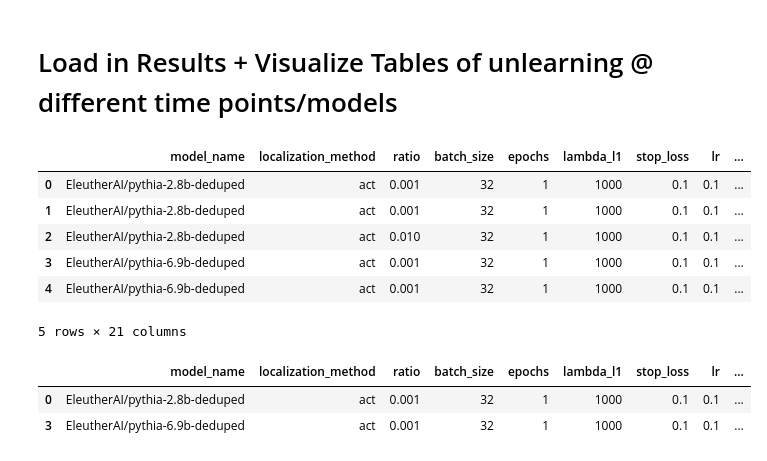
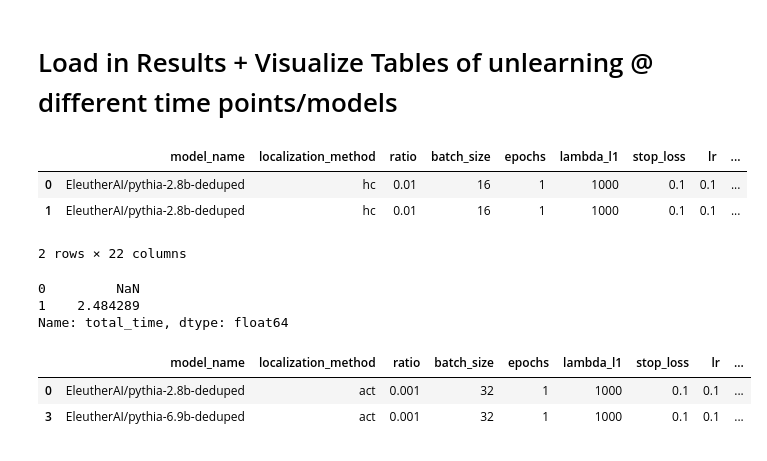
Before and after one commit to msakarvadia/memorization, a Jupyter notebook: figs/pythia_unlearning_results.ipynb, the cells around one changed output. Drawn from its saved outputs; the diff is of its cells as text; code cells hidden in the pictures.

```diff
--- a/figs/pythia_unlearning_results.ipynb
+++ b/figs/pythia_unlearning_results.ipynb
@@ -123,23 +123,26 @@ total finished: 61/152
 # %% [markdown]
 # Load in Results + Visualize Tables of unlearning @ different time points/models
 # %%
-result_path = "/pscratch/sd/m/mansisak/memorization/model_ckpts/72000/EleutherAI_edit/"
+result_path = "/pscratch/sd/m/mansisak/memorization/model_ckpts/143000/EleutherAI_edit/"
 
-file_name = "localization_results_72000.csv"
+file_name = "localization_results_143000.csv"
 
 df = pd.read_csv(f'{result_path}{file_name}')
 
 base_stats = df.loc[0].copy()
 df = df.drop_duplicates()
 df.head()
 # %% [output]
 |  | model_name | localization_method | ratio | batch_size | epochs | lambda_l1 | stop_loss | lr | ... |
-| 0 | EleutherAI/pythia-2.8b-deduped | act | 0.001 | 32 | 1 | 1000 | 0.1 | 0.1 | ... |
-| 1 | EleutherAI/pythia-2.8b-deduped | act | 0.001 | 32 | 1 | 1000 | 0.1 | 0.1 | ... |
-| 2 | EleutherAI/pythia-2.8b-deduped | act | 0.010 | 32 | 1 | 1000 | 0.1 | 0.1 | ... |
-| 3 | EleutherAI/pythia-6.9b-deduped | act | 0.001 | 32 | 1 | 1000 | 0.1 | 0.1 | ... |
-| 4 | EleutherAI/pythia-6.9b-deduped | act | 0.001 | 32 | 1 | 1000 | 0.1 | 0.1 | ... |
+| 0 | EleutherAI/pythia-2.8b-deduped | hc | 0.01 | 16 | 1 | 1000 | 0.1 | 0.1 | ... |
+| 1 | EleutherAI/pythia-2.8b-deduped | hc | 0.01 | 16 | 1 | 1000 | 0.1 | 0.1 | ... |
-5 rows × 21 columns
+2 rows × 22 columns
+# %%
+df.total_time
+# %% [output]
+0         NaN
+1    2.484289
+Name: total_time, dtype: float64
 # %%
 df[df['unlearn_set_name'].isna()]
 # %% [output]
```
Also changed, not shown: parts of 3 cells of this notebook.
